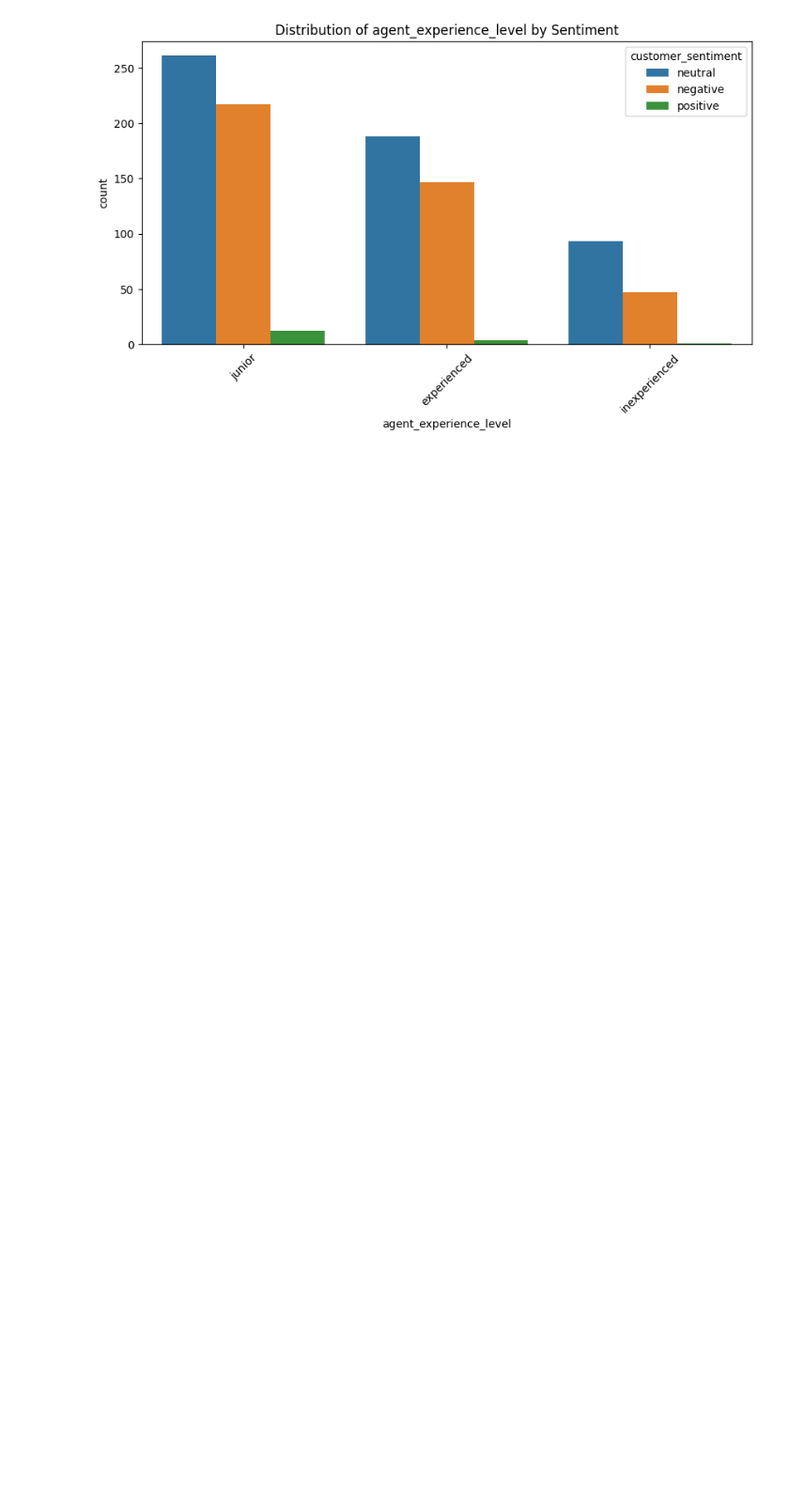
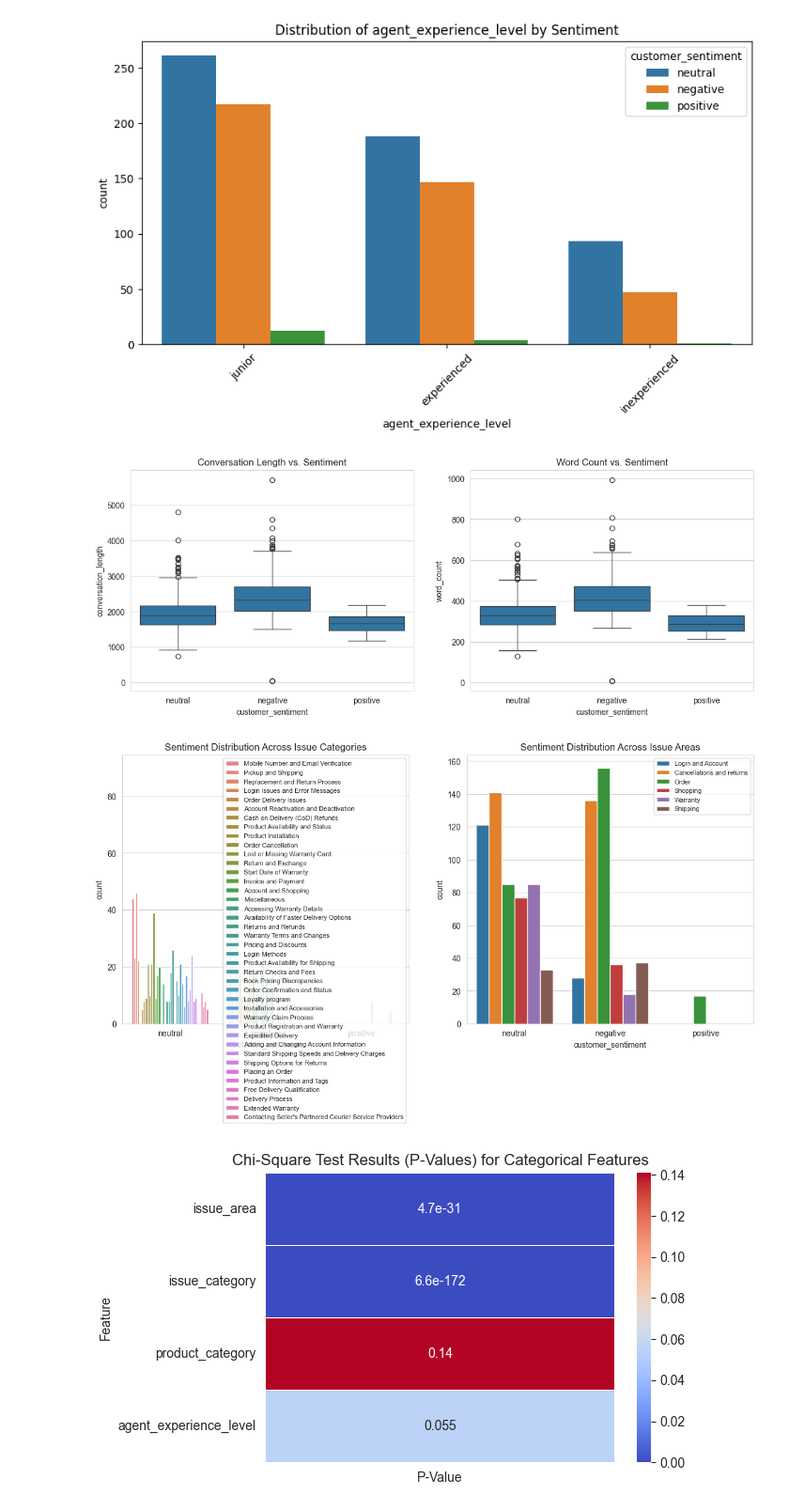
Before and after one commit to adigew/DI725-transformer-sentiment-analysis, a Jupyter notebook: 01_exploratory_data_analysis.ipynb, the cells around one changed output. Shown at 94% size. Drawn from its saved outputs; the diff is of its cells as text; code cells hidden in the pictures; blank space fills up the shorter version.

Commit message:
exploratory data analysis updated_v2

```diff
--- a/01_exploratory_data_analysis.ipynb
+++ b/01_exploratory_data_analysis.ipynb
@@ -189,3 +189,73 @@ for column in categorical_features:
 [figure]
 [figure]
 [figure]
+# %%
+import seaborn as sns
+import matplotlib.pyplot as plt
+import pandas as pd
+
+# Load dataset
+train_df = pd.read_csv("C:/Users/nesil.bor/Desktop/Folders/master/DI725/DI725-transformer-sentiment-analysis/data/raw/train.csv")
+
+# Compute conversation length and word count
+train_df['conversation_length'] = train_df['conversation'].astype(str).apply(len)
+train_df['word_count'] = train_df['conversation'].astype(str).apply(lambda x: len(x.split()))
+
+# Set style for better visuals
+sns.set_style("whitegrid")
+
+# 1. Boxplots for Numerical Features vs. Sentiment
+fig, axes = plt.subplots(1, 2, figsize=(14, 5))
+
+# Conversation Length vs Sentiment
+sns.boxplot(x='customer_sentiment', y='conversation_length', data=train_df, ax=axes[0])
+axes[0].set_title('Conversation Length vs. Sentiment')
+
+# Word Count vs Sentiment
+sns.boxplot(x='customer_sentiment', y='word_count', data=train_df, ax=axes[1])
+axes[1].set_title('Word Count vs. Sentiment')
+
+plt.show()
+
+# 2. Bar plots for Categorical Features vs. Sentiment
+fig, axes = plt.subplots(1, 2, figsize=(14, 6))
+
+# Issue Category vs Sentiment
+sns.countplot(x='customer_sentiment', hue='issue_category', data=train_df, ax=axes[0])
+axes[0].set_title('Sentiment Distribution Across Issue Categories')
+axes[0].legend(loc='upper right', fontsize=8)
+
+# Issue Area vs Sentiment
+sns.countplot(x='customer_sentiment', hue='issue_area', data=train_df, ax=axes[1])
+axes[1].set_title('Sentiment Distribution Across Issue Areas')
+axes[1].legend(loc='upper right', fontsize=8)
+
+plt.show()
+
+# 3. Heatmap for Categorical Features vs Sentiment (Chi-Square results)
+import numpy as np
+from scipy.stats import chi2_contingency
+
+# Select categorical features
+cat_features = ['issue_area', 'issue_category', 'product_category', 'agent_experience_level']
+p_values = {}
+
+# Compute p-values for each categorical feature
+for feature in cat_features:
+    contingency_table = pd.crosstab(train_df[feature], train_df['customer_sentiment'])
+    chi2_p_value = chi2_contingency(contingency_table)[1]
+    p_values[feature] = chi2_p_value
+
+# Convert p-values to DataFrame for heatmap
+p_values_df = pd.DataFrame(p_values.items(), columns=['Feature', 'P-Value'])
+p_values_df.set_index('Feature', inplace=True)
+
+# Plot heatmap
+plt.figure(figsize=(6, 4))
+sns.heatmap(p_values_df, annot=True, cmap='coolwarm', linewidths=0.5)
+plt.title('Chi-Square Test Results (P-Values) for Categorical Features')
+plt.show()
+# %% [output]
+[figure, added]
+[figure, added]
+[figure, added]
```
Also changed, not shown: parts of 3 cells of this notebook.
